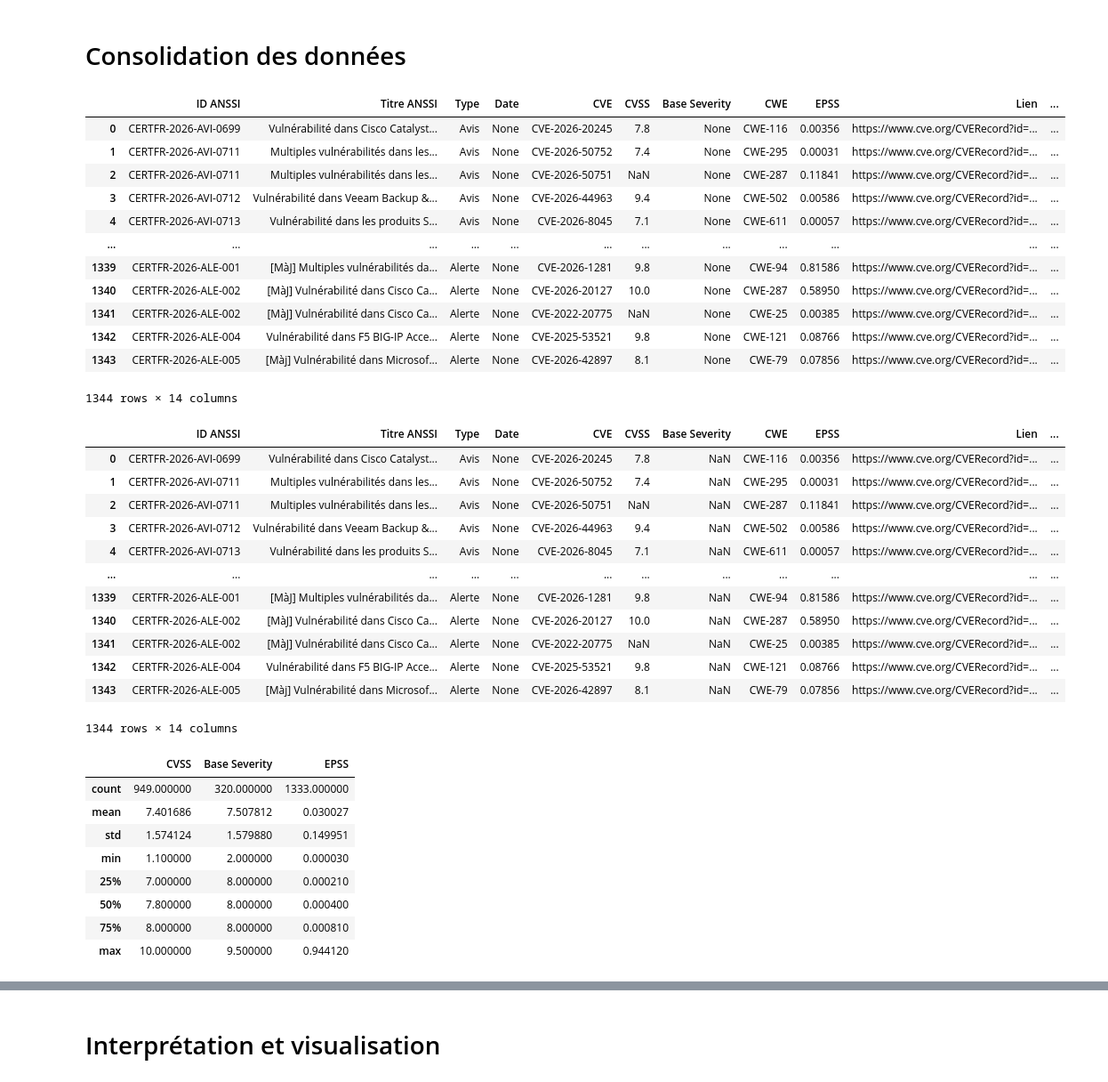
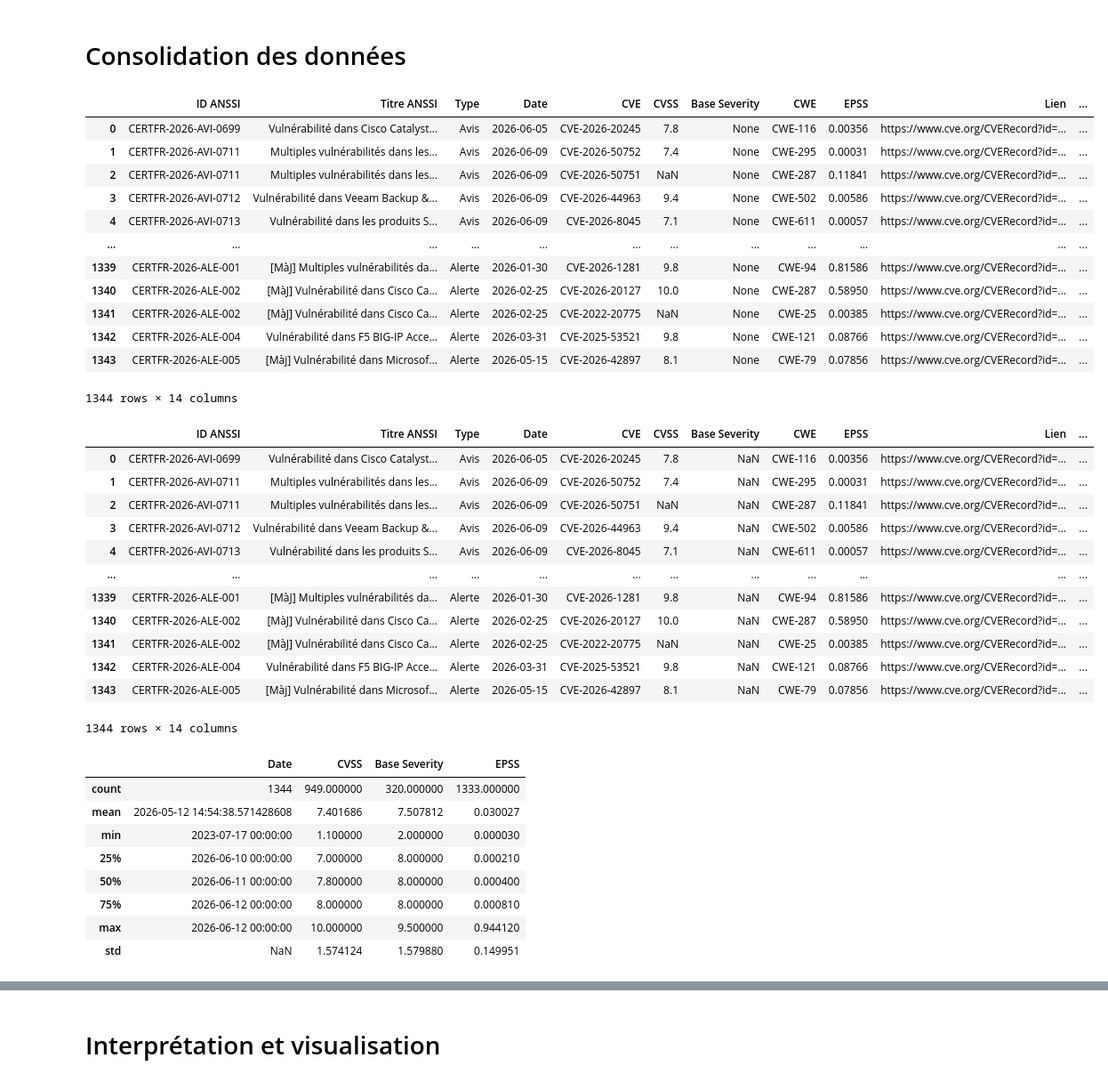
Before and after one commit to Graim-lee/Detecting-spams-in-mails-, a Jupyter notebook: project.ipynb, the cells around one changed output, grey strips where cells are left out. Shown at 89% size. Cells and saved outputs as stored; diff of their text form; code cells hidden in the pictures.

Commit message:
Quelques graph plus les dates

```diff
--- a/project.ipynb
+++ b/project.ipynb
@@ -56,6 +56,7 @@ Date : Fri, 12 Jun 2026 00:00:00 +0000
 # %% [markdown]
 # Étape 2 : Extraction des CVE
 # %%
+from datetime import datetime
 import requests
 import re
 
@@ -82,7 +83,7 @@ for entry in rss_avis_feed.entries:
                 "ID ANSSI": bulletin_name,
                 "Titre ANSSI": data.get("title"),
                 "Type": "Avis",
-                "Date": data.get("date"),
+                "Date": data.get('revisions')[0]['revision_date'],
                 "CVE": cve_id,
                 "CVSS": None,
                 "Base Severity": None,
@@ -102,7 +103,9 @@ for entry in rss_avis_feed.entries:
     #attention il s’agit d’une liste des dictionnaires avec name et url comme clés
     # print( "CVE référencés ", ref_cves)
     # Extraction des CVE avec une regex
-    cve_pattern = r"CVE-\d{4}-\d{4,7}"
+    cve_pattern = (r"CVE-\d"
+                   r""
+                   r"{4}-\d{4,7}")
     cve_list_avis.append(list(set(re.findall(cve_pattern, str(data)))))
 
 
@@ -124,7 +127,7 @@ for entry in rss_alerte_feed.entries:
                 "ID ANSSI": data.get("reference"),
                 "Titre ANSSI": data.get("title"),
                 "Type": "Alerte",
-                "Date": data.get("date"),
+                "Date": data.get('revisions')[0]['revision_date'],
                 "CVE": cve_id,
                 "CVSS": None,
                 "Base Severity": None,
@@ -393,24 +442,25 @@ Score EPSS : 0.078560000
 # %%
 import pandas as pd
 import numpy as np
 df = pd.DataFrame.from_dict(list_cve)
 df = df.replace('na', np.nan)
 df['EPSS'] = df['EPSS'].astype(float)
 df['CVSS'] = df['CVSS'].astype(float)
+df['Date'] = pd.to_datetime(df['Date'])
 df
 # %% [output]
 |  | ID ANSSI | Titre ANSSI | Type | Date | CVE | CVSS | Base Severity | CWE | EPSS | Lien | ... |
-| 0 | CERTFR-2026-AVI-0699 | Vulnérabilité dans Cisco Catalyst... | Avis | None | CVE-2026-20245 | 7.8 | None | CWE-116 | 0.00356 | https://www.cve.org/CVERecord?id=... | ... |
-| 1 | CERTFR-2026-AVI-0711 | Multiples vulnérabilités dans les... | Avis | None | CVE-2026-50752 | 7.4 | None | CWE-295 | 0.00031 | https://www.cve.org/CVERecord?id=... | ... |
-| 2 | CERTFR-2026-AVI-0711 | Multiples vulnérabilités dans les... | Avis | None | CVE-2026-50751 | NaN | None | CWE-287 | 0.11841 | https://www.cve.org/CVERecord?id=... | ... |
-| 3 | CERTFR-2026-AVI-0712 | Vulnérabilité dans Veeam Backup &... | Avis | None | CVE-2026-44963 | 9.4 | None | CWE-502 | 0.00586 | https://www.cve.org/CVERecord?id=... | ... |
-| 4 | CERTFR-2026-AVI-0713 | Vulnérabilité dans les produits S... | Avis | None | CVE-2026-8045 | 7.1 | None | CWE-611 | 0.00057 | https://www.cve.org/CVERecord?id=... | ... |
+| 0 | CERTFR-2026-AVI-0699 | Vulnérabilité dans Cisco Catalyst... | Avis | 2026-06-05 | CVE-2026-20245 | 7.8 | None | CWE-116 | 0.00356 | https://www.cve.org/CVERecord?id=... | ... |
+| 1 | CERTFR-2026-AVI-0711 | Multiples vulnérabilités dans les... | Avis | 2026-06-09 | CVE-2026-50752 | 7.4 | None | CWE-295 | 0.00031 | https://www.cve.org/CVERecord?id=... | ... |
+| 2 | CERTFR-2026-AVI-0711 | Multiples vulnérabilités dans les... | Avis | 2026-06-09 | CVE-2026-50751 | NaN | None | CWE-287 | 0.11841 | https://www.cve.org/CVERecord?id=... | ... |
+| 3 | CERTFR-2026-AVI-0712 | Vulnérabilité dans Veeam Backup &... | Avis | 2026-06-09 | CVE-2026-44963 | 9.4 | None | CWE-502 | 0.00586 | https://www.cve.org/CVERecord?id=... | ... |
+| 4 | CERTFR-2026-AVI-0713 | Vulnérabilité dans les produits S... | Avis | 2026-06-09 | CVE-2026-8045 | 7.1 | None | CWE-611 | 0.00057 | https://www.cve.org/CVERecord?id=... | ... |
 | ... | ... | ... | ... | ... | ... | ... | ... | ... | ... | ... | ... |
-| 1339 | CERTFR-2026-ALE-001 | [MàJ] Multiples vulnérabilités da... | Alerte | None | CVE-2026-1281 | 9.8 | None | CWE-94 | 0.81586 | https://www.cve.org/CVERecord?id=... | ... |
-| 1340 | CERTFR-2026-ALE-002 | [MàJ] Vulnérabilité dans Cisco Ca... | Alerte | None | CVE-2026-20127 | 10.0 | None | CWE-287 | 0.58950 | https://www.cve.org/CVERecord?id=... | ... |
-| 1341 | CERTFR-2026-ALE-002 | [MàJ] Vulnérabilité dans Cisco Ca... | Alerte | None | CVE-2022-20775 | NaN | None | CWE-25 | 0.00385 | https://www.cve.org/CVERecord?id=... | ... |
-| 1342 | CERTFR-2026-ALE-004 | Vulnérabilité dans F5 BIG-IP Acce... | Alerte | None | CVE-2025-53521 | 9.8 | None | CWE-121 | 0.08766 | https://www.cve.org/CVERecord?id=... | ... |
-| 1343 | CERTFR-2026-ALE-005 | [Màj] Vulnérabilité dans Microsof... | Alerte | None | CVE-2026-42897 | 8.1 | None | CWE-79 | 0.07856 | https://www.cve.org/CVERecord?id=... | ... |
+| 1339 | CERTFR-2026-ALE-001 | [MàJ] Multiples vulnérabilités da... | Alerte | 2026-01-30 | CVE-2026-1281 | 9.8 | None | CWE-94 | 0.81586 | https://www.cve.org/CVERecord?id=... | ... |
+| 1340 | CERTFR-2026-ALE-002 | [MàJ] Vulnérabilité dans Cisco Ca... | Alerte | 2026-02-25 | CVE-2026-20127 | 10.0 | None | CWE-287 | 0.58950 | https://www.cve.org/CVERecord?id=... | ... |
+| 1341 | CERTFR-2026-ALE-002 | [MàJ] Vulnérabilité dans Cisco Ca... | Alerte | 2026-02-25 | CVE-2022-20775 | NaN | None | CWE-25 | 0.00385 | https://www.cve.org/CVERecord?id=... | ... |
+| 1342 | CERTFR-2026-ALE-004 | Vulnérabilité dans F5 BIG-IP Acce... | Alerte | 2026-03-31 | CVE-2025-53521 | 9.8 | None | CWE-121 | 0.08766 | https://www.cve.org/CVERecord?id=... | ... |
+| 1343 | CERTFR-2026-ALE-005 | [Màj] Vulnérabilité dans Microsof... | Alerte | 2026-05-15 | CVE-2026-42897 | 8.1 | None | CWE-79 | 0.07856 | https://www.cve.org/CVERecord?id=... | ... |
 1344 rows × 14 columns
 # %%
 getBaseSeverity = { "Critical" : 9.5,
@@ -425,30 +475,30 @@ df["CVSS"] = df["CVSS"].fillna(df["Base Severity"])
 df
 # %% [output]
 |  | ID ANSSI | Titre ANSSI | Type | Date | CVE | CVSS | Base Severity | CWE | EPSS | Lien | ... |
-| 0 | CERTFR-2026-AVI-0699 | Vulnérabilité dans Cisco Catalyst... | Avis | None | CVE-2026-20245 | 7.8 | NaN | CWE-116 | 0.00356 | https://www.cve.org/CVERecord?id=... | ... |
-| 1 | CERTFR-2026-AVI-0711 | Multiples vulnérabilités dans les... | Avis | None | CVE-2026-50752 | 7.4 | NaN | CWE-295 | 0.00031 | https://www.cve.org/CVERecord?id=... | ... |
-| 2 | CERTFR-2026-AVI-0711 | Multiples vulnérabilités dans les... | Avis | None | CVE-2026-50751 | NaN | NaN | CWE-287 | 0.11841 | https://www.cve.org/CVERecord?id=... | ... |
-| 3 | CERTFR-2026-AVI-0712 | Vulnérabilité dans Veeam Backup &... | Avis | None | CVE-2026-44963 | 9.4 | NaN | CWE-502 | 0.00586 | https://www.cve.org/CVERecord?id=... | ... |
-| 4 | CERTFR-2026-AVI-0713 | Vulnérabilité dans les produits S... | Avis | None | CVE-2026-8045 | 7.1 | NaN | CWE-611 | 0.00057 | https://www.cve.org/CVERecord?id=... | ... |
+| 0 | CERTFR-2026-AVI-0699 | Vulnérabilité dans Cisco Catalyst... | Avis | 2026-06-05 | CVE-2026-20245 | 7.8 | NaN | CWE-116 | 0.00356 | https://www.cve.org/CVERecord?id=... | ... |
+| 1 | CERTFR-2026-AVI-0711 | Multiples vulnérabilités dans les... | Avis | 2026-06-09 | CVE-2026-50752 | 7.4 | NaN | CWE-295 | 0.00031 | https://www.cve.org/CVERecord?id=... | ... |
+| 2 | CERTFR-2026-AVI-0711 | Multiples vulnérabilités dans les... | Avis | 2026-06-09 | CVE-2026-50751 | NaN | NaN | CWE-287 | 0.11841 | https://www.cve.org/CVERecord?id=... | ... |
+| 3 | CERTFR-2026-AVI-0712 | Vulnérabilité dans Veeam Backup &... | Avis | 2026-06-09 | CVE-2026-44963 | 9.4 | NaN | CWE-502 | 0.00586 | https://www.cve.org/CVERecord?id=... | ... |
+| 4 | CERTFR-2026-AVI-0713 | Vulnérabilité dans les produits S... | Avis | 2026-06-09 | CVE-2026-8045 | 7.1 | NaN | CWE-611 | 0.00057 | https://www.cve.org/CVERecord?id=... | ... |
 | ... | ... | ... | ... | ... | ... | ... | ... | ... | ... | ... | ... |
-| 1339 | CERTFR-2026-ALE-001 | [MàJ] Multiples vulnérabilités da... | Alerte | None | CVE-2026-1281 | 9.8 | NaN | CWE-94 | 0.81586 | https://www.cve.org/CVERecord?id=... | ... |
-| 1340 | CERTFR-2026-ALE-002 | [MàJ] Vulnérabilité dans Cisco Ca... | Alerte | None | CVE-2026-20127 | 10.0 | NaN | CWE-287 | 0.58950 | https://www.cve.org/CVERecord?id=... | ... |
-| 1341 | CERTFR-2026-ALE-002 | [MàJ] Vulnérabilité dans Cisco Ca... | Alerte | None | CVE-2022-20775 | NaN | NaN | CWE-25 | 0.00385 | https://www.cve.org/CVERecord?id=... | ... |
-| 1342 | CERTFR-2026-ALE-004 | Vulnérabilité dans F5 BIG-IP Acce... | Alerte | None | CVE-2025-53521 | 9.8 | NaN | CWE-121 | 0.08766 | https://www.cve.org/CVERecord?id=... | ... |
-| 1343 | CERTFR-2026-ALE-005 | [Màj] Vulnérabilité dans Microsof... | Alerte | None | CVE-2026-42897 | 8.1 | NaN | CWE-79 | 0.07856 | https://www.cve.org/CVERecord?id=... | ... |
+| 1339 | CERTFR-2026-ALE-001 | [MàJ] Multiples vulnérabilités da... | Alerte | 2026-01-30 | CVE-2026-1281 | 9.8 | NaN | CWE-94 | 0.81586 | https://www.cve.org/CVERecord?id=... | ... |
+| 1340 | CERTFR-2026-ALE-002 | [MàJ] Vulnérabilité dans Cisco Ca... | Alerte | 2026-02-25 | CVE-2026-20127 | 10.0 | NaN | CWE-287 | 0.58950 | https://www.cve.org/CVERecord?id=... | ... |
+| 1341 | CERTFR-2026-ALE-002 | [MàJ] Vulnérabilité dans Cisco Ca... | Alerte | 2026-02-25 | CVE-2022-20775 | NaN | NaN | CWE-25 | 0.00385 | https://www.cve.org/CVERecord?id=... | ... |
+| 1342 | CERTFR-2026-ALE-004 | Vulnérabilité dans F5 BIG-IP Acce... | Alerte | 2026-03-31 | CVE-2025-53521 | 9.8 | NaN | CWE-121 | 0.08766 | https://www.cve.org/CVERecord?id=... | ... |
+| 1343 | CERTFR-2026-ALE-005 | [Màj] Vulnérabilité dans Microsof... | Alerte | 2026-05-15 | CVE-2026-42897 | 8.1 | NaN | CWE-79 | 0.07856 | https://www.cve.org/CVERecord?id=... | ... |
 1344 rows × 14 columns
 # %%
 df.describe()
 # %% [output]
-|  | CVSS | Base Severity | EPSS |
-| count | 949.000000 | 320.000000 | 1333.000000 |
-| mean | 7.401686 | 7.507812 | 0.030027 |
-| std | 1.574124 | 1.579880 | 0.149951 |
-| min | 1.100000 | 2.000000 | 0.000030 |
-| 25% | 7.000000 | 8.000000 | 0.000210 |
-| 50% | 7.800000 | 8.000000 | 0.000400 |
-| 75% | 8.000000 | 8.000000 | 0.000810 |
-| max | 10.000000 | 9.500000 | 0.944120 |
+|  | Date | CVSS | Base Severity | EPSS |
+| count | 1344 | 949.000000 | 320.000000 | 1333.000000 |
+| mean | 2026-05-12 14:54:38.571428608 | 7.401686 | 7.507812 | 0.030027 |
+| min | 2023-07-17 00:00:00 | 1.100000 | 2.000000 | 0.000030 |
+| 25% | 2026-06-10 00:00:00 | 7.000000 | 8.000000 | 0.000210 |
+| 50% | 2026-06-11 00:00:00 | 7.800000 | 8.000000 | 0.000400 |
+| 75% | 2026-06-12 00:00:00 | 8.000000 | 8.000000 | 0.000810 |
+| max | 2026-06-12 00:00:00 | 10.000000 | 9.500000 | 0.944120 |
+| std | NaN | 1.574124 | 1.579880 | 0.149951 |
 # %%
 df.isnull().sum()
 # %% [output]
```
Also changed, not shown: parts of 8 cells of this notebook, 1 other file.
